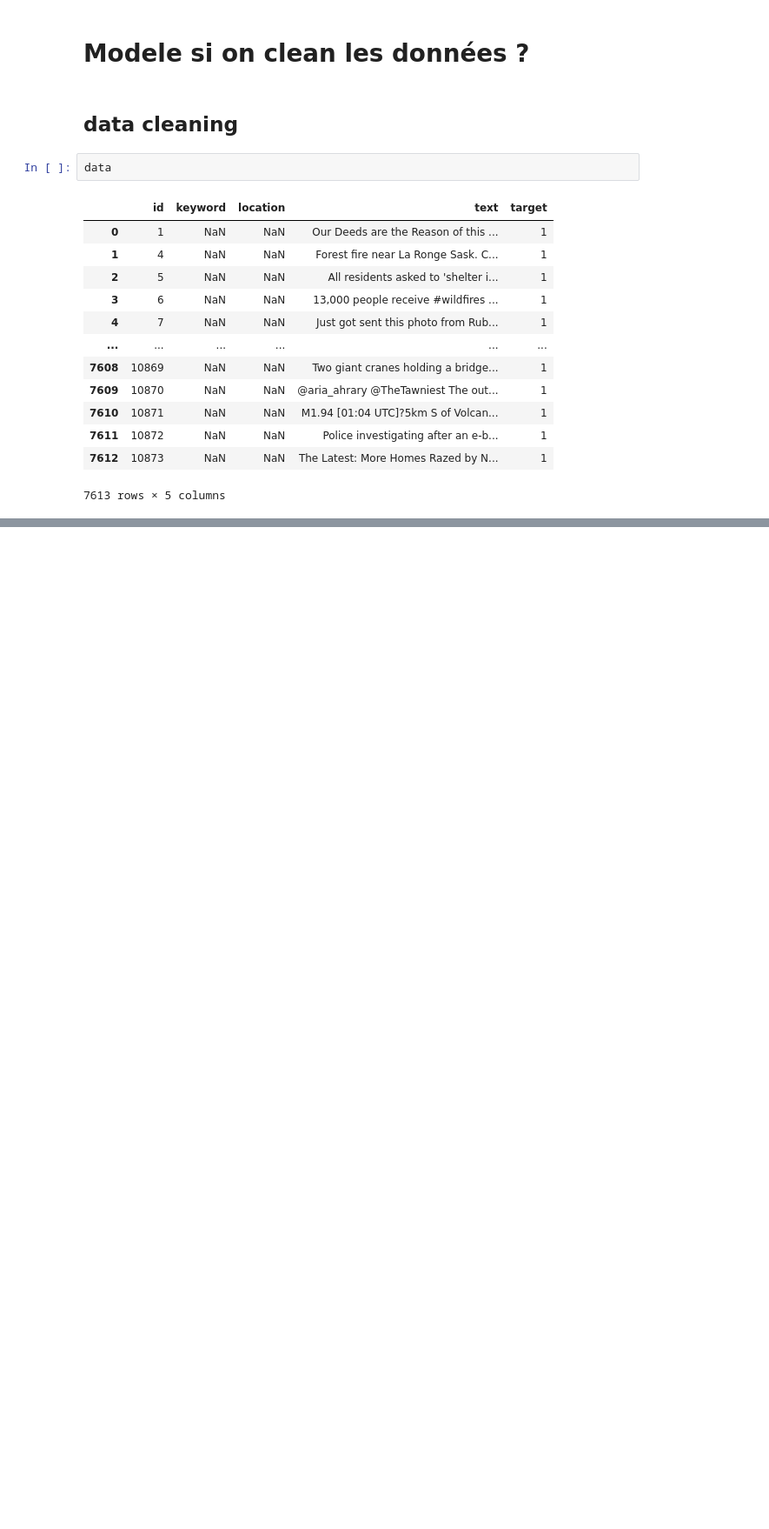
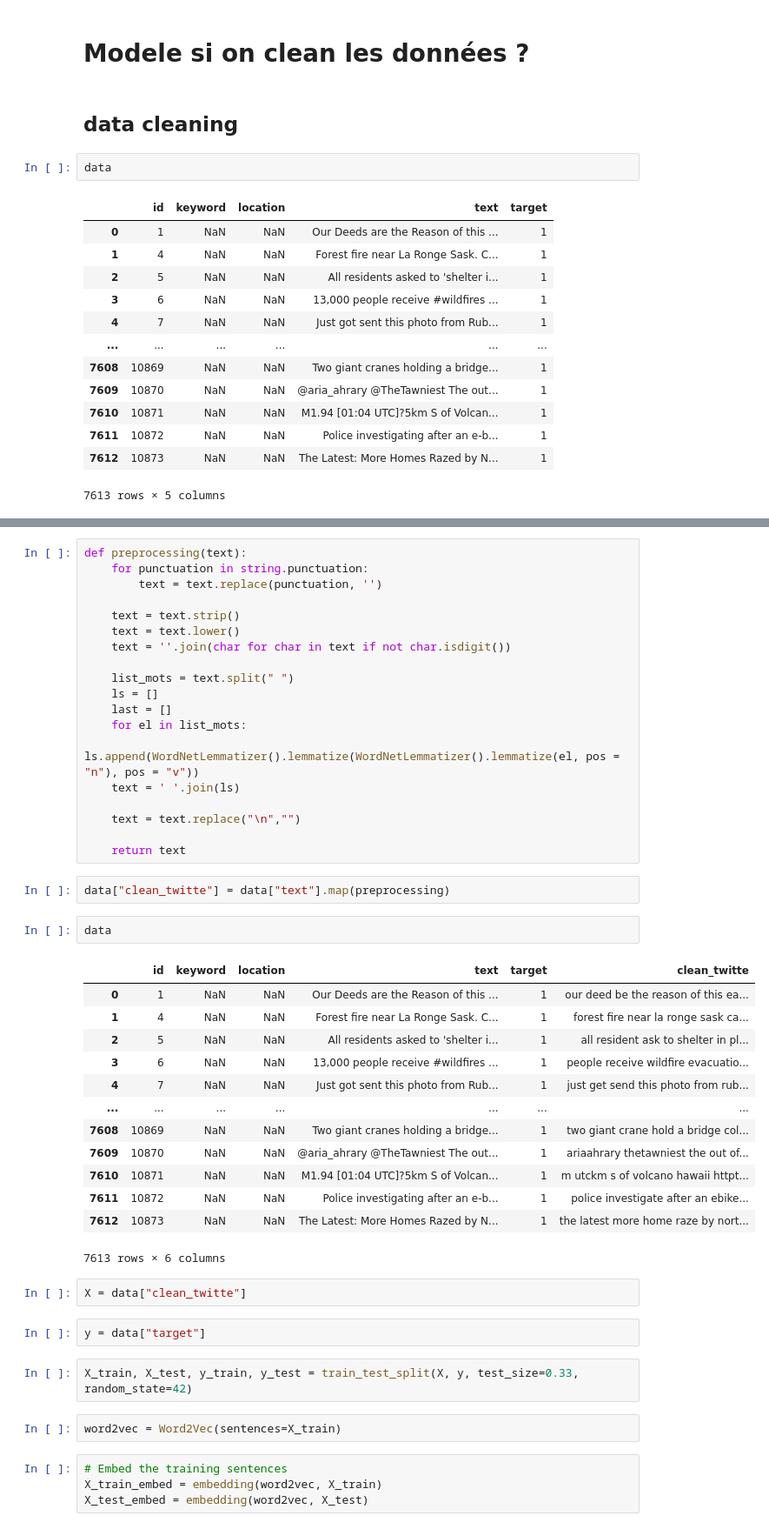
Before and after one commit to TomVerdy/Twitter_kaggle_challenge, a Jupyter notebook: Twitter_challenge_notebook.ipynb, the cells around one changed output, grey strips where cells are left out. Shown at 87% size. Saved outputs shown, nothing was run; the diff lists cells and outputs as text; blank space fills up the shorter version.

```diff
--- a/Twitter_challenge_notebook.ipynb
+++ b/Twitter_challenge_notebook.ipynb
@@ -203,0 +223,49 @@ NameError: name 'test' is not defined
+# %%
+def preprocessing(text):
+    for punctuation in string.punctuation:
+        text = text.replace(punctuation, '')
+
+    text = text.strip()
+    text = text.lower()
+    text = ''.join(char for char in text if not char.isdigit())
+
+    list_mots = text.split(" ")
+    ls = []
+    last = []
+    for el in list_mots:
+        ls.append(WordNetLemmatizer().lemmatize(WordNetLemmatizer().lemmatize(el, pos = "n"), pos = "v"))
+    text = ' '.join(ls)
+
+    text = text.replace("\n","")
+
+    return text
+# %%
+data["clean_twitte"] = data["text"].map(preprocessing)
+# %%
+data
+# %% [output]
+|  | id | keyword | location | text | target | clean_twitte |
+| 0 | 1 | NaN | NaN | Our Deeds are the Reason of this ... | 1 | our deed be the reason of this ea... |
+| 1 | 4 | NaN | NaN | Forest fire near La Ronge Sask. C... | 1 | forest fire near la ronge sask ca... |
+| 2 | 5 | NaN | NaN | All residents asked to 'shelter i... | 1 | all resident ask to shelter in pl... |
+| 3 | 6 | NaN | NaN | 13,000 people receive #wildfires ... | 1 | people receive wildfire evacuatio... |
+| 4 | 7 | NaN | NaN | Just got sent this photo from Rub... | 1 | just get send this photo from rub... |
+| ... | ... | ... | ... | ... | ... | ... |
+| 7608 | 10869 | NaN | NaN | Two giant cranes holding a bridge... | 1 | two giant crane hold a bridge col... |
+| 7609 | 10870 | NaN | NaN | @aria_ahrary @TheTawniest The out... | 1 | ariaahrary thetawniest the out of... |
+| 7610 | 10871 | NaN | NaN | M1.94 [01:04 UTC]?5km S of Volcan... | 1 | m utckm s of volcano hawaii httpt... |
+| 7611 | 10872 | NaN | NaN | Police investigating after an e-b... | 1 | police investigate after an ebike... |
+| 7612 | 10873 | NaN | NaN | The Latest: More Homes Razed by N... | 1 | the latest more home raze by nort... |
+7613 rows × 6 columns
+# %%
+X = data["clean_twitte"]
+# %%
+y = data["target"]
+# %%
+X_train, X_test, y_train, y_test = train_test_split(X, y, test_size=0.33, random_state=42)
+# %%
+word2vec = Word2Vec(sentences=X_train)
+# %%
+# Embed the training sentences
+X_train_embed = embedding(word2vec, X_train)
+X_test_embed = embedding(word2vec, X_test)
```
Also changed, not shown: parts of 16 cells of this notebook, 1 other file.
